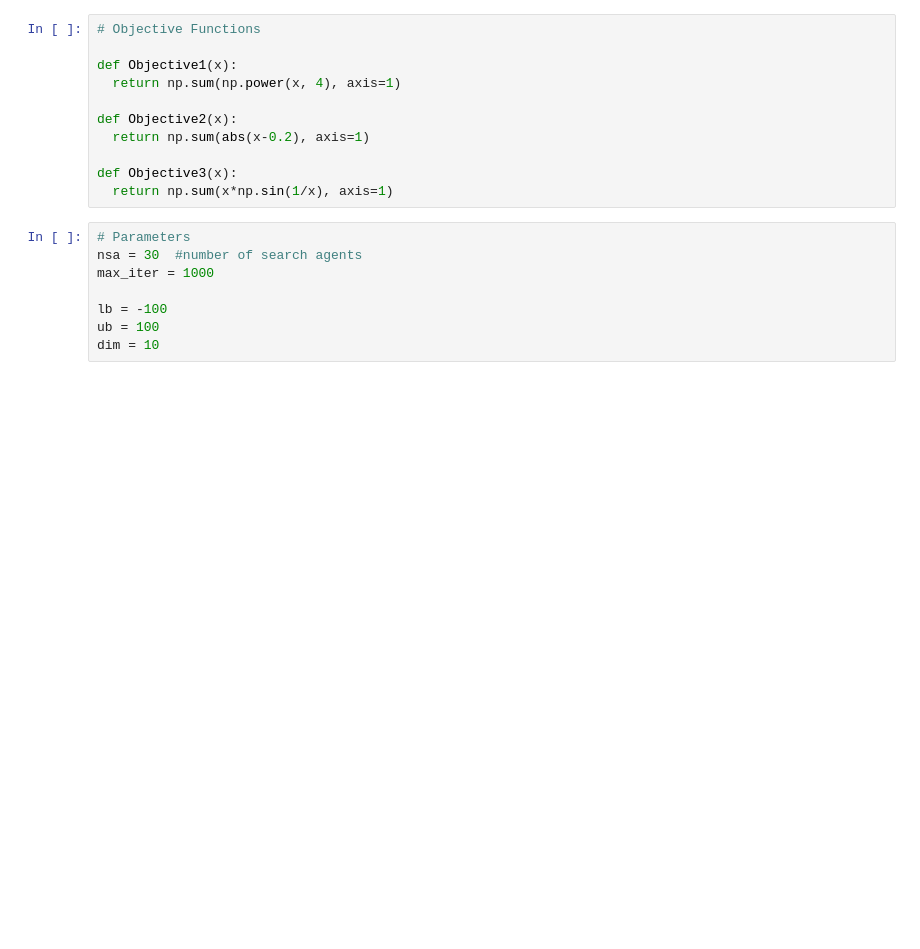
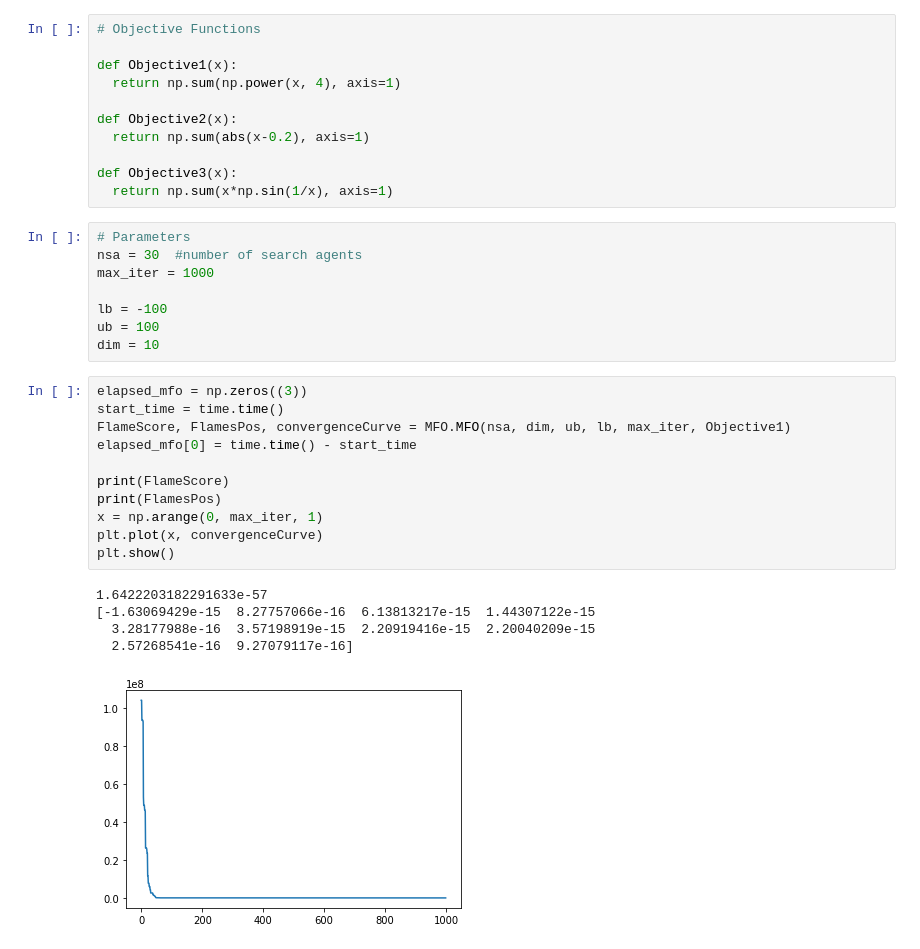
Before and after one commit to skozh/ADA1, a Jupyter notebook: Task8.ipynb, the cells around one changed output. Drawn from its saved outputs; the diff is of its cells as text; blank space fills up the shorter version.

```diff
--- a/Task8.ipynb
+++ b/Task8.ipynb
@@ -81,4 +79,21 @@ max_iter = 1000
 lb = -100
 ub = 100
 dim = 10
+# %%
+elapsed_mfo = np.zeros((3))
+start_time = time.time()
+FlameScore, FlamesPos, convergenceCurve = MFO.MFO(nsa, dim, ub, lb, max_iter, Objective1)
+elapsed_mfo[0] = time.time() - start_time
+
+print(FlameScore)
+print(FlamesPos)
+x = np.arange(0, max_iter, 1)
+plt.plot(x, convergenceCurve)
+plt.show()
+# %% [output]
+1.6422203182291633e-57
+[-1.63069429e-15  8.27757066e-16  6.13813217e-15  1.44307122e-15
+  3.28177988e-16  3.57198919e-15  2.20919416e-15  2.20040209e-15
+  2.57268541e-16  9.27079117e-16]
+[figure, added]
 # %%
```
Also changed, not shown: parts of 12 cells of this notebook.
